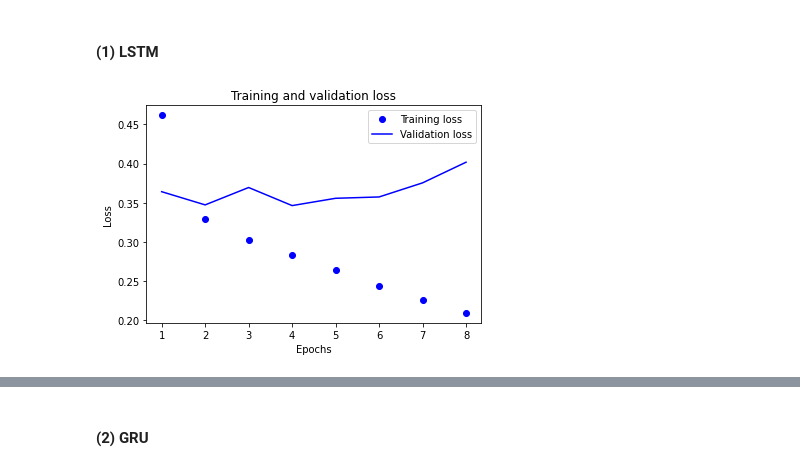
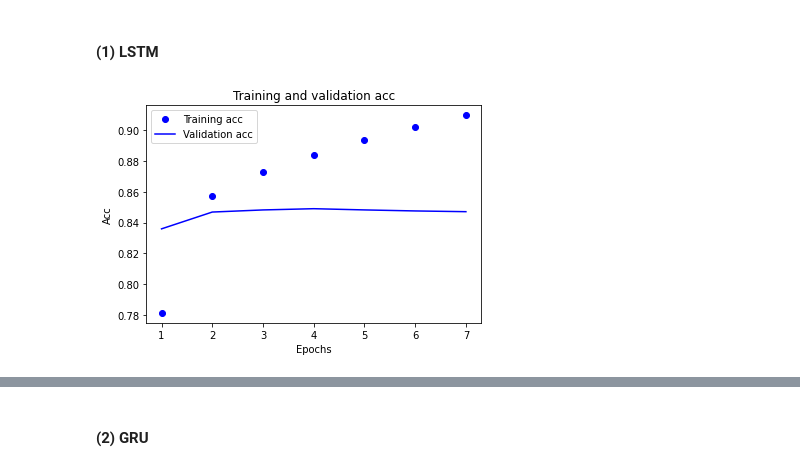
Before and after one commit to rurube/Aiffel_Online5, a Jupyter notebook: Exploration4/naver_movie.ipynb, the cells around one changed output, grey strips where cells are left out. Saved outputs shown, nothing was run; the diff lists cells and outputs as text; code cells hidden in the pictures.

```diff
--- a/Exploration4/naver_movie.ipynb
+++ b/Exploration4/naver_movie.ipynb
@@ -225,7 +228,7 @@ _________________________________________________________________
 # %%
 from sklearn.model_selection import train_test_split
 
-X_train, X_val, y_train, y_val = train_test_split(X_train, y_train, test_size=0.25, shuffle=True,\
+X_train, X_val, y_train, y_val = train_test_split(X_train, y_train, test_size=0.4, shuffle=True,\
                                                  stratify=y_train, random_state=1234)
 # %% [markdown]
 ### 5) 모델 훈련 개시
@@ -329,23 +324,24 @@ def show_loss_acc(history_model, show): # epoch에 따라 증감하는 accuracy,
     epochs = range(1, len(acc) + 1)
 
     if show == 'acc':
-        show = acc
-        val_show = val_acc
+        plt.plot(epochs, acc, 'bo', label='Training acc')
+        plt.plot(epochs, val_acc, 'b', label='Validation acc')
+        plt.title('Training and validation acc')
+        plt.xlabel('Epochs')
+        plt.ylabel('Acc')
+        plt.legend()
     else:
-        show = loss
-        val_show = val_loss
-
-    plt.plot(epochs, show, 'bo', label='Training loss')
-    plt.plot(epochs, val_show, 'b', label='Validation loss')
-    plt.title('Training and validation loss')
-    plt.xlabel('Epochs')
-    plt.ylabel('Loss')
-    plt.legend()
+        plt.plot(epochs, loss, 'bo', label='Training loss')
+        plt.plot(epochs, val_loss, 'b', label='Validation loss')
+        plt.title('Training and validation loss')
+        plt.xlabel('Epochs')
+        plt.ylabel('Loss')
+        plt.legend()
 
     plt.show()
 # %% [markdown]
 #### (1) LSTM
 # %%
-show_loss_acc(history_lstm)
+show_loss_acc(history_lstm, 'acc') # show LSTM accuracy
 # %% [output]
-[figure, old version]
+[figure, new version]
```
Also changed, not shown: parts of 25 cells of this notebook.
